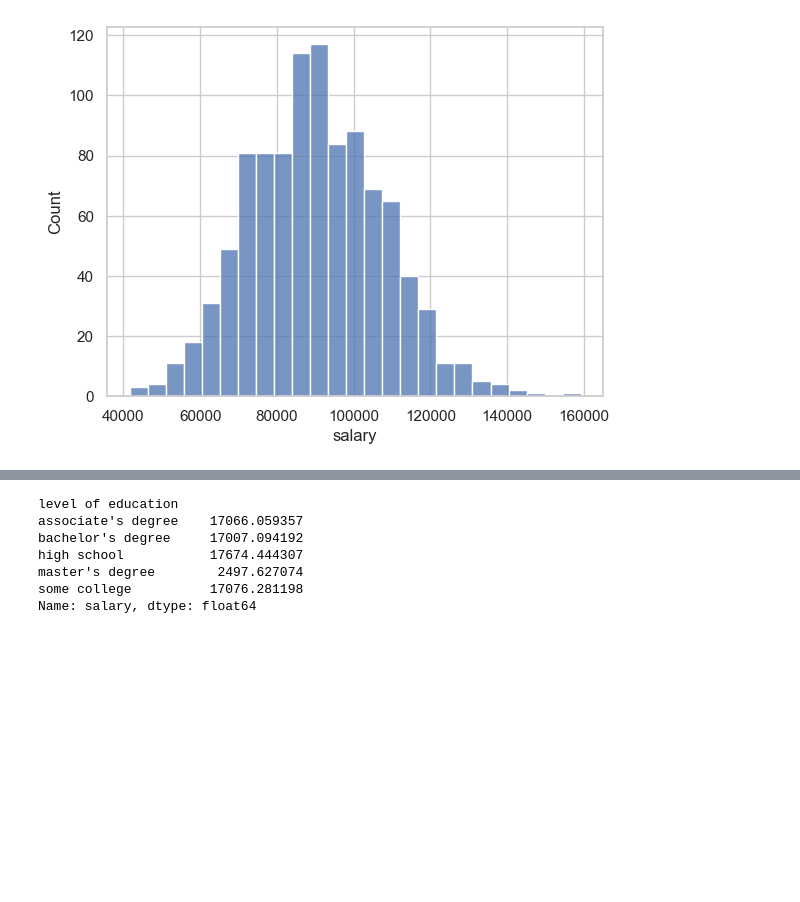
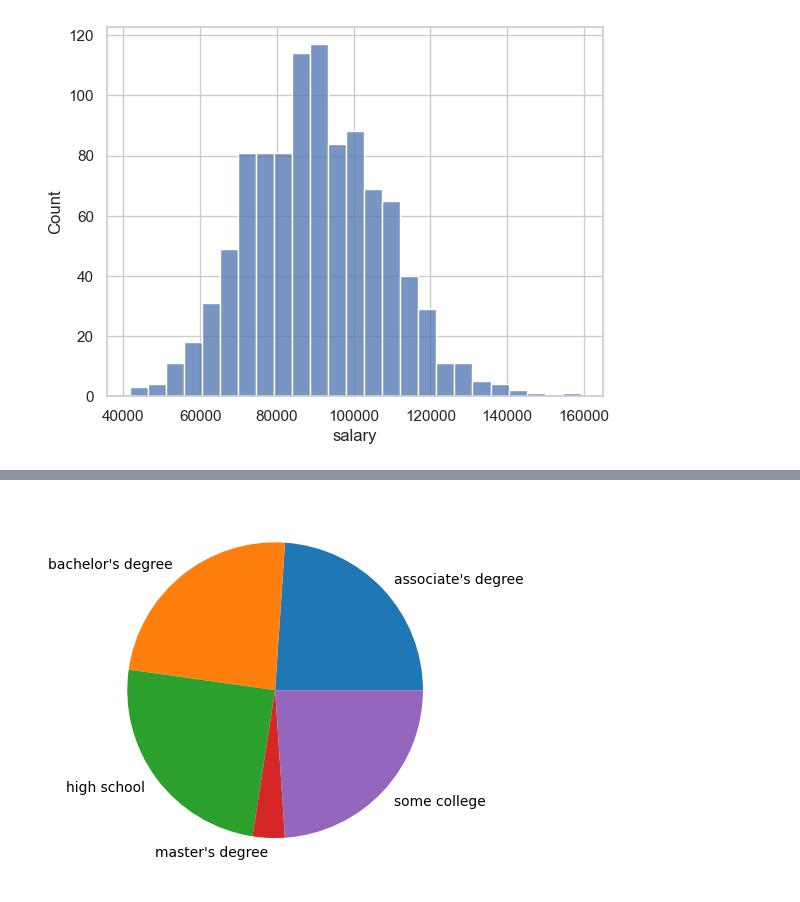
Before and after one commit to kukutapunithish/practice-notebooks, a Jupyter notebook: ml practice/seaborn_practice.ipynb, the cells around one changed output, grey strips where cells are left out. Saved outputs shown, nothing was run; the diff lists cells and outputs as text; code cells hidden in the pictures; blank space fills up the shorter version.

```diff
--- a/ml practice/seaborn_practice.ipynb
+++ b/ml practice/seaborn_practice.ipynb
@@ -56,13 +83,10 @@ sns.barplot(data=df,x='level of education',y='salary',estimator=np.std)
 # %%
-df.groupby('level of education')['salary'].std()
+temp = df.groupby('level of education')['salary'].std()
-# %% [output]
-level of education
-associate's degree    17066.059357
-bachelor's degree     17007.094192
-high school           17674.444307
-master's degree        2497.627074
-some college          17076.281198
-Name: salary, dtype: float64
+# %%
+plt.pie(temp.values,labels=temp.index.values)
+plt.show()
+# %% [output]
+[figure, added]
 # %%
 df = pd.read_csv('../Excercises/05-Seaborn/StudentsPerformance.csv')
 # %%
```
Also changed, not shown: parts of 18 cells of this notebook, 1 other file.
